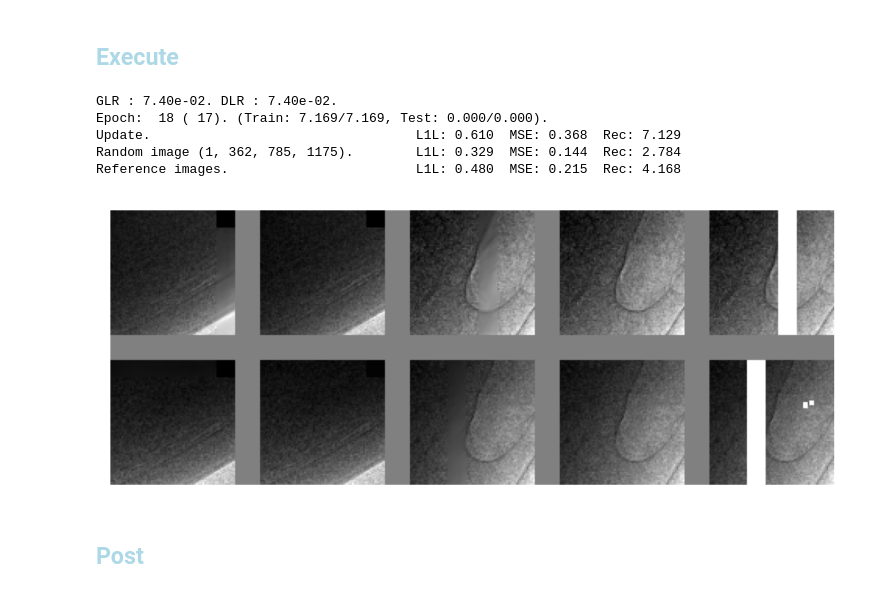
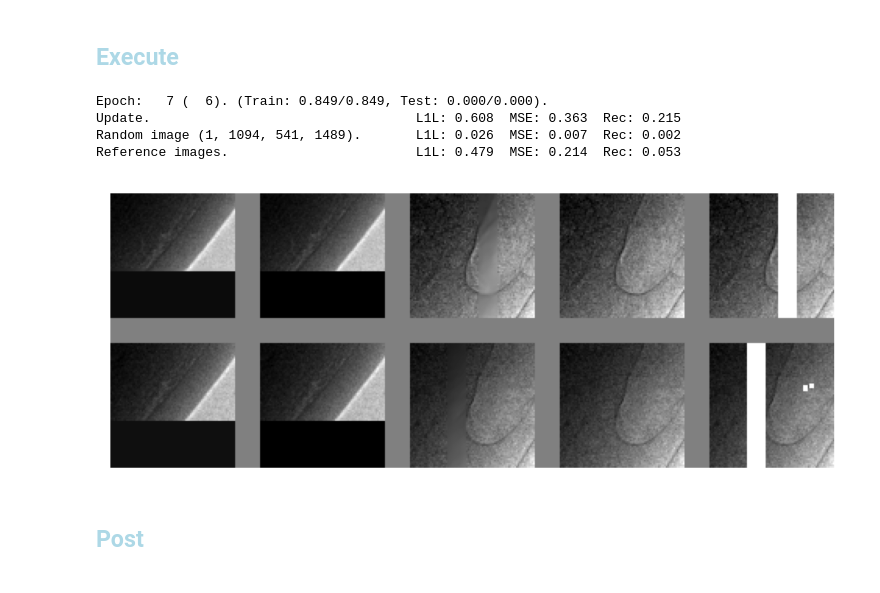
Before and after one commit to antonmx/shiftpatch, a Jupyter notebook: shiftpatch_bp2.ipynb, the cells around one changed output. Drawn from its saved outputs; the diff is of its cells as text; code cells hidden in the pictures.

```diff
--- a/shiftpatch_bp2.ipynb
+++ b/shiftpatch_bp2.ipynb
@@ -30,8 +30,8 @@ sg.TCfg = sg.TCfgClass(
      exec = 2
     ,nofEpochs = None
     ,latentDim = 64
-    ,batchSize = 2**12
-    ,batchSplit = 2**4
+    ,batchSize = 2**8
+    ,batchSplit = 2**0
     ,loaderWorkers = 16
     ,labelSmoothFac = 0.1 # For Fake labels (or set to 0.0 for no smoothing).
     ,learningRateD = 1e-4
@@ -273,14 +273,13 @@ sg.scheduler_D = torch.optim.lr_scheduler.StepLR(sg.optimizer_D, 1, gamma=1)
 savedCheckPoint = f"checkPoint_{sg.TCfg.exec}"
 sg.epoch, sg.imer, sg.minRecTest, sg.minRecTrain, sg.minTestEpoch, sg.startFrom, sg.resAcc = \
     sg.restoreCheckpoint(savedCheckPoint+".pth")
-sg.writer = sg.createWriter(sg.TCfg.logDir, True)
 
 sg.scheduler_G.gamma = 1-0.01
 sg.scheduler_D.gamma = 1-0.01
-#sg.optimizer_G.step()
-#torch.optim.lr_scheduler.LambdaLR(sg.optimizer_G, lambda epoch: 0.1).step()
-#sg.optimizer_D.step()
-#torch.optim.lr_scheduler.LambdaLR(sg.optimizer_D, lambda epoch: 0.1).step()
+sg.optimizer_G.step()
+torch.optim.lr_scheduler.LambdaLR(sg.optimizer_G, lambda epoch: 0.1).step()
+sg.optimizer_D.step()
+torch.optim.lr_scheduler.LambdaLR(sg.optimizer_D, lambda epoch: 0.1).step()
 
 #sg.startFrom = 0
 #sg.epoch, sg.imer, sg.minGEpoch, sg.minGdLoss, sg.startFrom = 0, 0, 0, 1, 0
@@ -290,4 +289,6 @@ sg.scheduler_D.gamma = 1-0.01
 #sg.optimizer_G.step()
 #torch.optim.lr_scheduler.LambdaLR(sg.optimizer_G, lambda epoch: 1).step()
 print(f"Initial LR :{sg.scheduler_G.get_last_lr()[0]/sg.TCfg.learningRateG} {sg.epoch} {sg.imer}")
+
+sg.writer = sg.createWriter(sg.TCfg.logDir, True)
 # %% [output]
@@ -317,10 +318,10 @@ Losses: Rec 1.645e-06, MSE 4.818e-04, L1L 8.623e-03, Dis: 0.693168 (0.497), Adv:
 #torch.autograd.set_detect_anomaly(True)
 
 
-#sg.minRecTest, sg.minRecTrain = 1, 1
+#sg.minRecTest, sg.minRecTrain, sg.minGdLoss = 1e5, 1e5, 1e5
 sg.noAdv = True
 sg.ADV_DIF = 0
-sg.SSIM_MSE = 0
+sg.SSIM_MSE = 0.999
 #sg.discriminator.IMG_FFT = 0.5
 #sg.skipThreshold = 0.3
 
@@ -333,45 +334,42 @@ def adjustScheduler(scheduler, iniLr, target) :
     or gamma > 1 and curLR < target :
         scheduler.step()
     return f"LR : {curLR:.2e}. "
 
 
 def my_beforeReport(_) :
     message = ""
     message += "G" + adjustScheduler(sg.scheduler_G, sg.TCfg.learningRateG, 0.01)
     message += "D" + adjustScheduler(sg.scheduler_D, sg.TCfg.learningRateD, 0.01)
     #message += f" ADV/DIF : {sg.ADV_DIF:.3e}."
     #sg.ADV_DIF = max(1e-6, sg.ADV_DIF+1e-8)
 #    message += f" Ampl : {sg.generator.amplitude:.3f}."
 #    sg.generator.amplitude = min(1, sg.generator.amplitude * (1+5e-3) )
     with open(f"message_{sg.TCfg.exec}.txt", 'a') as file:
         file.write(message + "\n")
     print(message)
     return
-sg.beforeReport = my_beforeReport
+#sg.beforeReport = my_beforeReport
 
 #sg.TCfg.loaderWorkers = 0 # for debug single threaded
 try :
     sg.train(savedCheckPoint)
 except :
     #del sg.dataLoader
     #del sg.testLoaderrelo
     sg.freeGPUmem()
     1/10 # to release Jupyuter memory in the next step
     sg.epoch -= 1
     raise
 
-# From scratch
-# Pure MSE
-# LR 1 => 0.1 (e5)
-# batch size 2**8 => 2**12 (e8)
-# LR 0.1 -> 0.01 (e17)
+# From pureMSE
+# SSIM_MSE = 0.1, LRs = 0.1
+# SSIM_MSE  0.1 => 0.2 (e3) => 0.4 (e4) => 0.8 (e5) => 0.9 (e6) => 0.99 (e7) => 0.999 (e8)
 # %% [output]
-GLR : 7.40e-02. DLR : 7.40e-02.
-Epoch:  18 ( 17). (Train: 7.169/7.169, Test: 0.000/0.000).
-Update.                                  L1L: 0.610  MSE: 0.368  Rec: 7.129
-Random image (1, 362, 785, 1175).        L1L: 0.329  MSE: 0.144  Rec: 2.784
-Reference images.                        L1L: 0.480  MSE: 0.215  Rec: 4.168
+Epoch:   7 (  6). (Train: 0.849/0.849, Test: 0.000/0.000).
+Update.                                  L1L: 0.608  MSE: 0.363  Rec: 0.215
+Random image (1, 1094, 541, 1489).       L1L: 0.026  MSE: 0.007  Rec: 0.002
+Reference images.                        L1L: 0.479  MSE: 0.214  Rec: 0.053
-[figure, old version]
+[figure, new version]
 # %% [markdown]
 ## <font style="color:lightblue">Post</font>
 # %%
```
Also changed, not shown: parts of 3 cells of this notebook, 3 other files.
